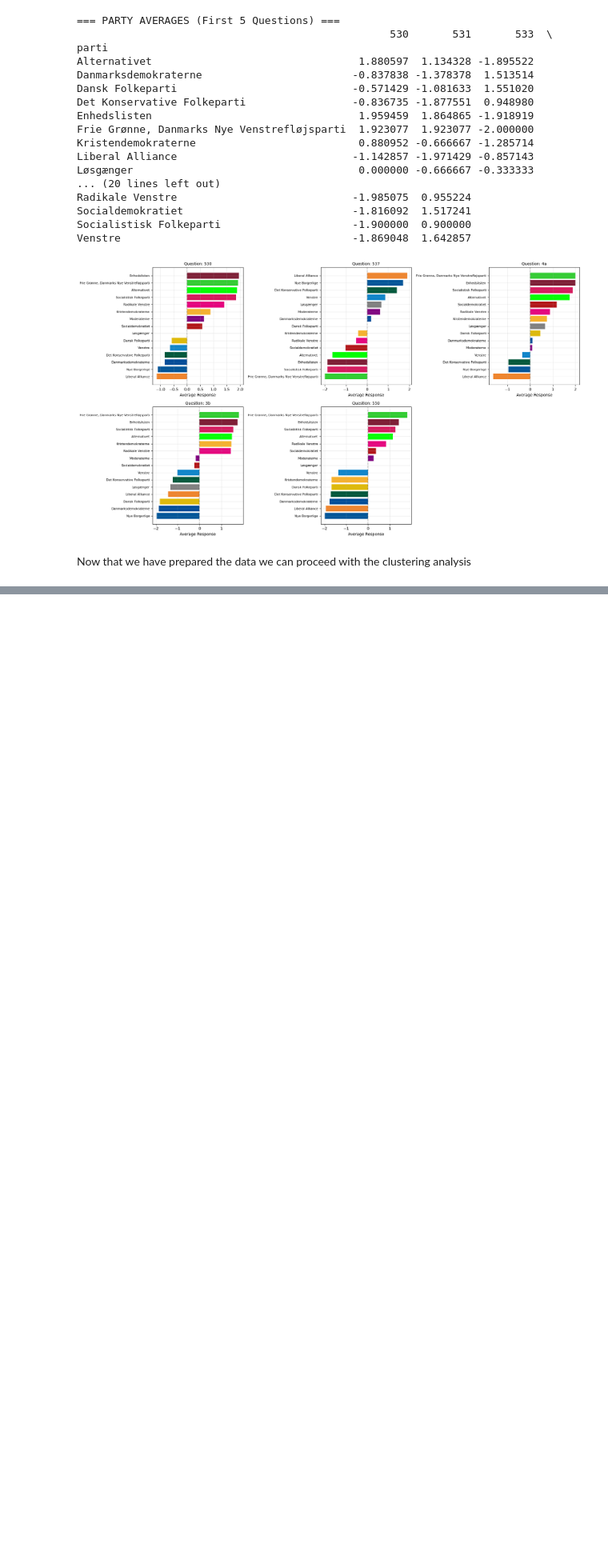
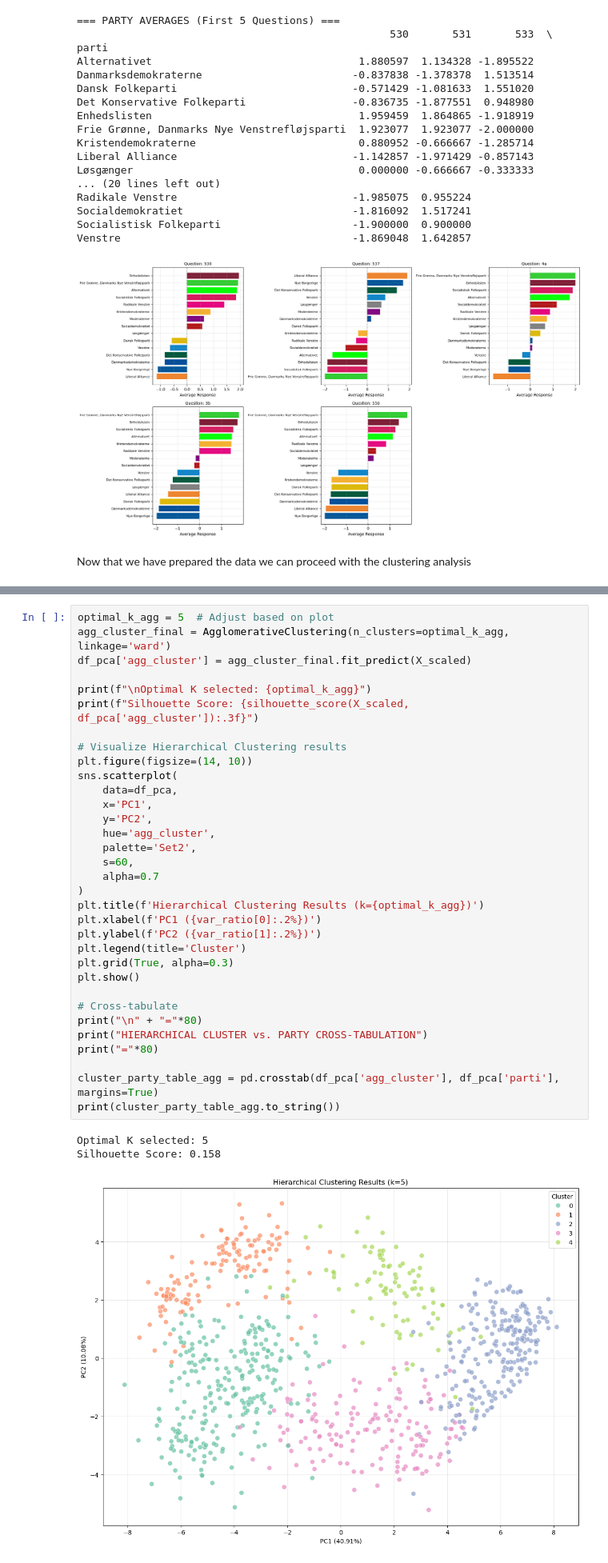
Before and after one commit to sergioqueber/assignment-6-mle-polski-team, a Jupyter notebook: 6. Candidate Test 2022 II.ipynb, the cells around one changed output, grey strips where cells are left out. Shown at 80% size. Saved outputs shown, nothing was run; the diff lists cells and outputs as text; blank space fills up the shorter version.

```diff
--- a/6. Candidate Test 2022 II.ipynb
+++ b/6. Candidate Test 2022 II.ipynb
@@ -389,0 +428,37 @@ plt.show()
+# %%
+optimal_k_agg = 5  # Adjust based on plot
+agg_cluster_final = AgglomerativeClustering(n_clusters=optimal_k_agg, linkage='ward')
+df_pca['agg_cluster'] = agg_cluster_final.fit_predict(X_scaled)
+
+print(f"\nOptimal K selected: {optimal_k_agg}")
+print(f"Silhouette Score: {silhouette_score(X_scaled, df_pca['agg_cluster']):.3f}")
+
+# Visualize Hierarchical Clustering results
+plt.figure(figsize=(14, 10))
+sns.scatterplot(
+    data=df_pca,
+    x='PC1',
+    y='PC2',
+    hue='agg_cluster',
+    palette='Set2',
+    s=60,
+    alpha=0.7
+)
+plt.title(f'Hierarchical Clustering Results (k={optimal_k_agg})')
+plt.xlabel(f'PC1 ({var_ratio[0]:.2%})')
+plt.ylabel(f'PC2 ({var_ratio[1]:.2%})')
+plt.legend(title='Cluster')
+plt.grid(True, alpha=0.3)
+plt.show()
+
+# Cross-tabulate
+print("\n" + "="*80)
+print("HIERARCHICAL CLUSTER vs. PARTY CROSS-TABULATION")
+print("="*80)
+
+cluster_party_table_agg = pd.crosstab(df_pca['agg_cluster'], df_pca['parti'], margins=True)
+print(cluster_party_table_agg.to_string())
+# %% [output]
+Optimal K selected: 5
+Silhouette Score: 0.158
+[figure, added]
```
Also changed, not shown: parts of 13 cells of this notebook.
